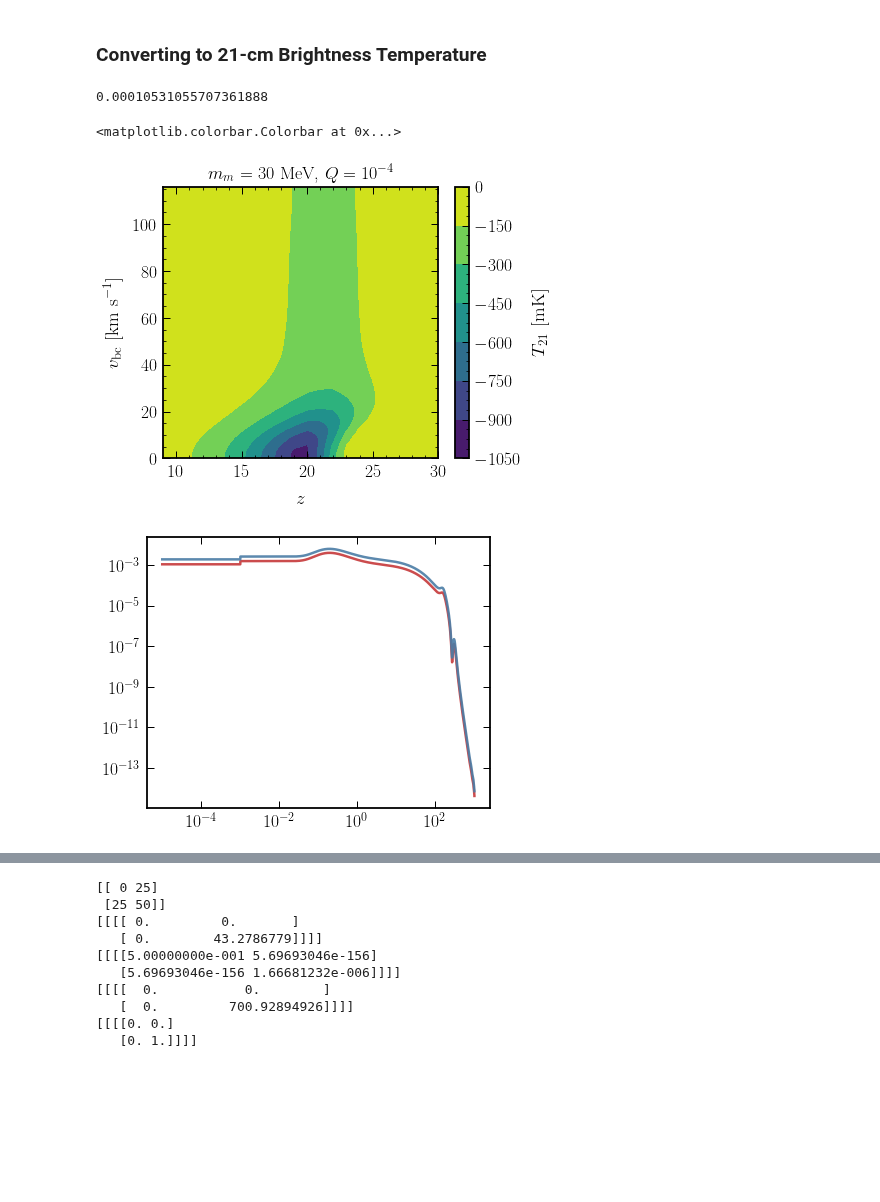
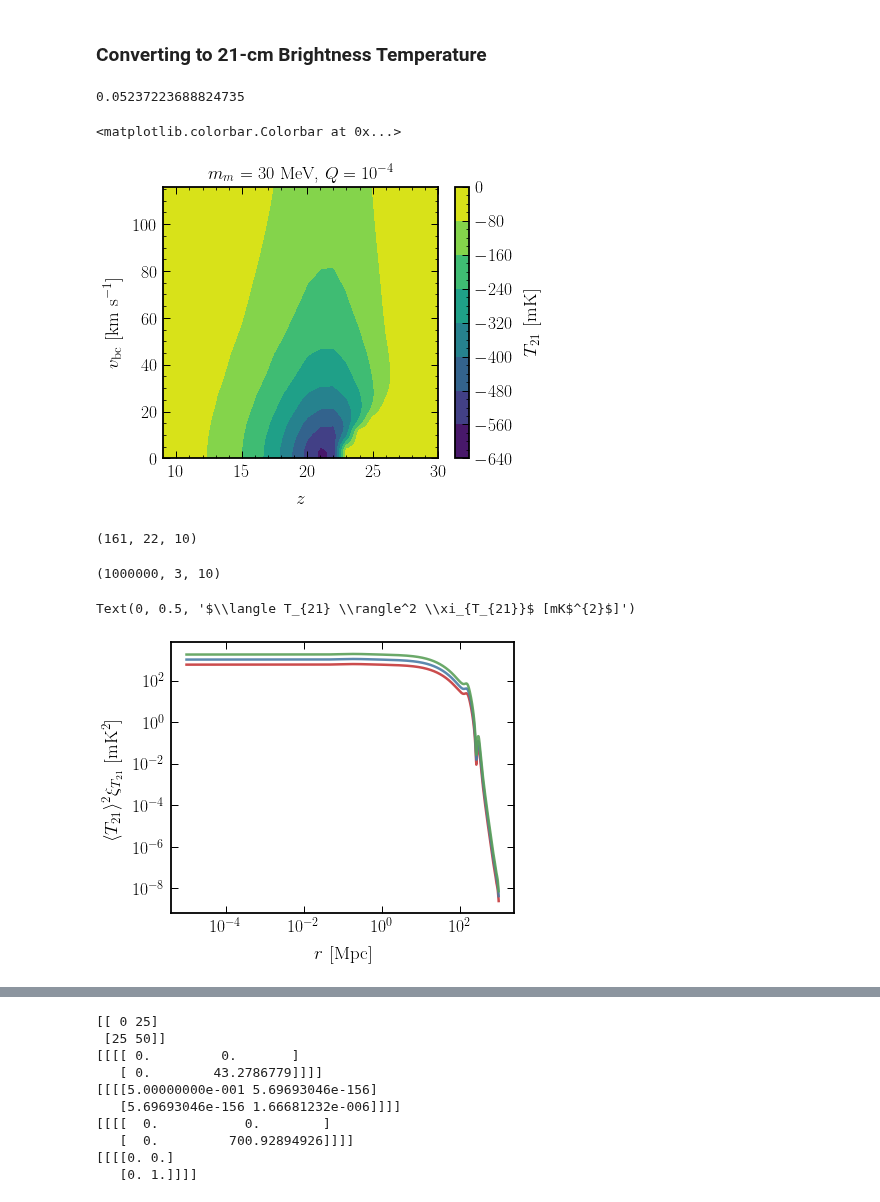
Before and after one commit to hongwanliu/millicharged_DM_with_bath, a Jupyter notebook: notebooks/Fluctuations.ipynb, the cells around one changed output, grey strips where cells are left out. Drawn from its saved outputs; the diff is of its cells as text; code cells hidden in the pictures; blank space fills up the shorter version.

```diff
--- a/notebooks/Fluctuations.ipynb
+++ b/notebooks/Fluctuations.ipynb
@@ -175,17 +175,17 @@ T21_data = twenty_one.T21(zlis, 10**log10_xA_int(zlis), data)
 # %%
 plt.figure()
 
-plt.contourf(zlis, Vlis * 29, T21_data[30] * 1e3)
+plt.contourf(zlis, Vlis * 29, T21_data[70] * 1e3)
 
-print(Qlis[30])
+print(Qlis[70])
 
 plt.title(r'$m_m = $ 30 MeV, $Q = 10^{-4}$')
 
 plt.xlabel(r'$z$')
 plt.ylabel(r'$v_\mathrm{bc}$ [km s$^{-1}$]')
 
 plt.colorbar(label='$T_{21}$ [mK]')
 # %% [output]
-0.00010531055707361888
+0.05237223688824735
 <matplotlib.colorbar.Colorbar at 0x...>
-[figure, old version]
+[figure, new version]
@@ -195,3 +192,10 @@ T21_data_reduced = T21_data[70, :, 8:10]
+# %%
+# Play with reduced dataset first. Change to Vlis x zlis x Qlis
+T21_data_reduced = np.transpose(T21_data[50:60, :, :], axes=(1, 2, 0))
+
+print(T21_data_reduced.shape)
+# %% [output]
+(161, 22, 10)
 # %%
 %autoreload
 
@@ -202,14 +206,26 @@ x_ary = np.logspace(-5, 3, num=100000)
 
 xi_f_ary = T21_fluc.xi_f(x_ary, fine_mesh=True)
+# %%
+xi_f_ary.shape
+# %% [output]
+(1000000, 3, 10)
 # %%
 plt.figure()
 
 plt.loglog()
 
-for i,_ in enumerate(xi_f_ary[0]):
-    plt.plot(x_ary, xi_f_ary[:,i])
+# x_ary x zlis x Qlis
 
-# plt.xlim(2e2, 4e2)
+for i,_ in enumerate(xi_f_ary[0,:,0]):
+    plt.plot(x_ary, 1e6*xi_f_ary[:,i,-1])
+
+plt.xlabel(r'$r$ [Mpc]')
+plt.ylabel(r'$\langle T_{21} \rangle^2 \xi_{T_{21}}$ [mK$^{2}$]')
+
+# plt.xlim(9e-4, 2e-3)
+# plt.xlim(1e2, 4e2)
+# plt.ylim(1e-4, 1e-2)
 # %% [output]
+Text(0, 0.5, '$\\langle T_{21} \\rangle^2 \\xi_{T_{21}}$ [mK$^{2}$]')
-[figure, old version]
+[figure, new version]
 # %%
```
Also changed, not shown: parts of 12 cells of this notebook, 2 other files.
